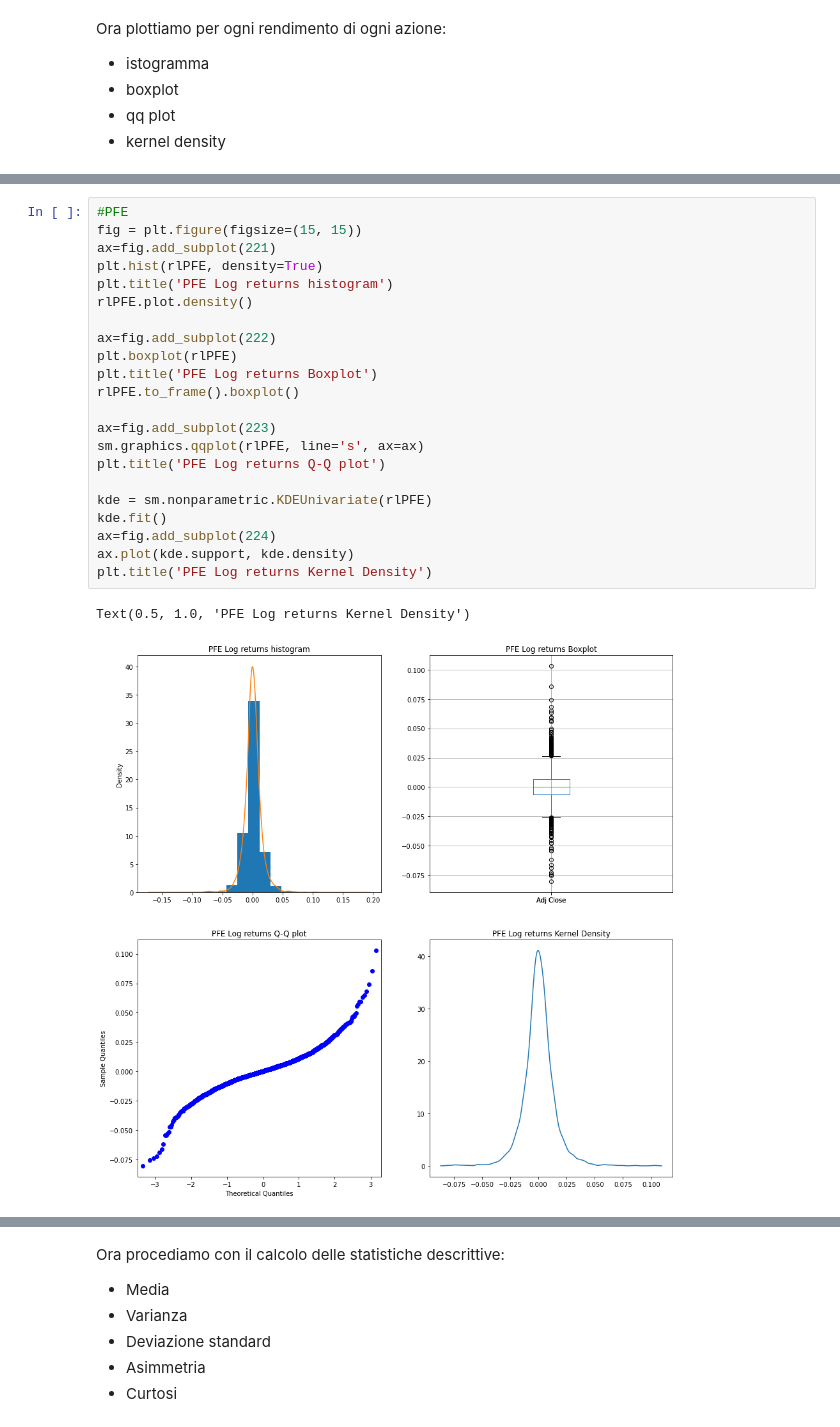
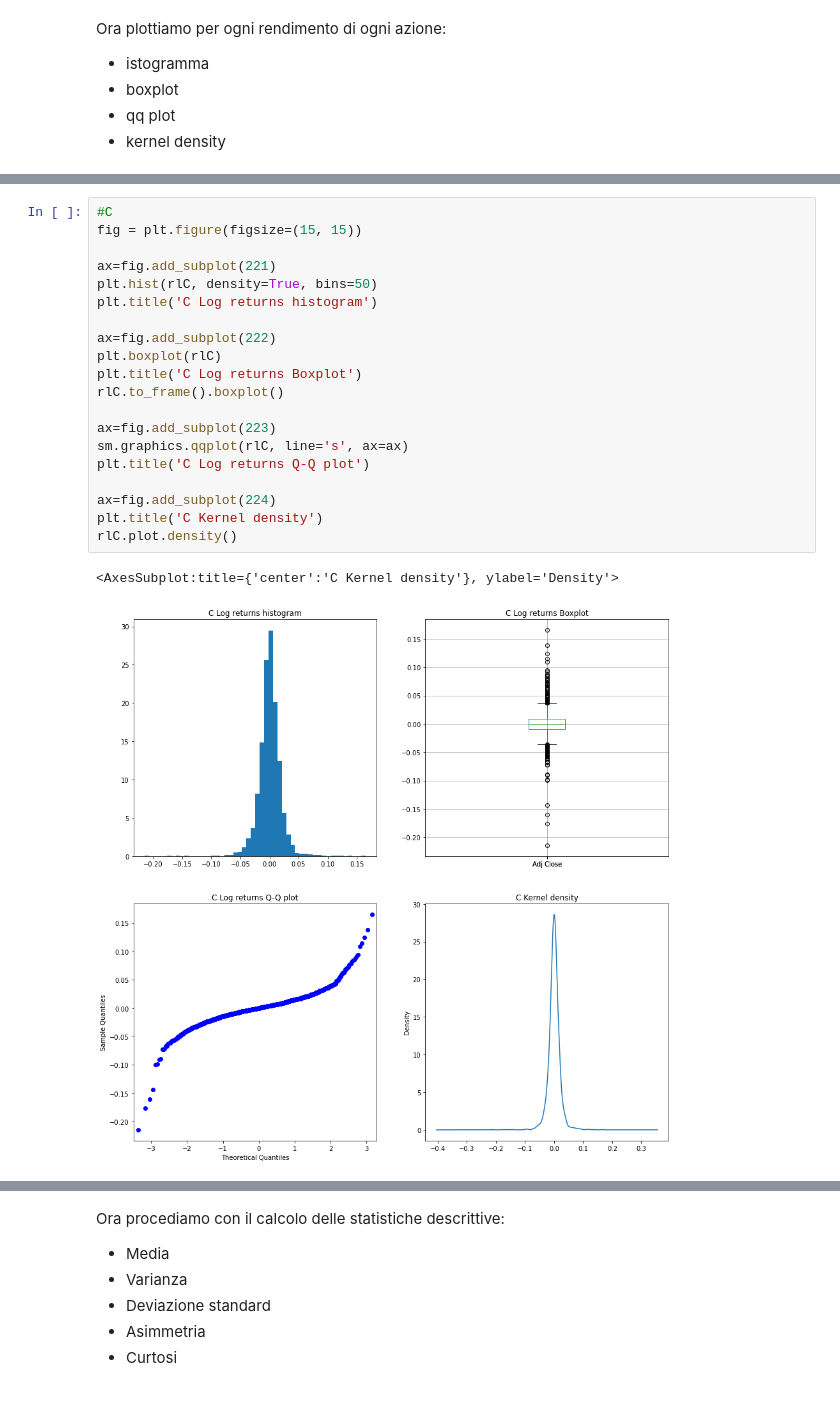
Before and after one commit to michelebanfi/business-intelligence, a Jupyter notebook: BanfiMichele869294.ipynb, the cells around one changed output, grey strips where cells are left out. Drawn from its saved outputs; the diff is of its cells as text.

```diff
--- a/BanfiMichele869294.ipynb
+++ b/BanfiMichele869294.ipynb
@@ -378,26 +377,24 @@ Text(0.5, 1.0, 'JNJ Log returns Kernel Density')
 # %%
-#PFE
+#C
 fig = plt.figure(figsize=(15, 15))
+
 ax=fig.add_subplot(221)
-plt.hist(rlPFE, density=True)
-plt.title('PFE Log returns histogram')
-rlPFE.plot.density()
+plt.hist(rlC, density=True, bins=50)
+plt.title('C Log returns histogram')
 
 ax=fig.add_subplot(222)
-plt.boxplot(rlPFE)
-plt.title('PFE Log returns Boxplot')
-rlPFE.to_frame().boxplot()
+plt.boxplot(rlC)
+plt.title('C Log returns Boxplot')
+rlC.to_frame().boxplot()
 
 ax=fig.add_subplot(223)
-sm.graphics.qqplot(rlPFE, line='s', ax=ax)
-plt.title('PFE Log returns Q-Q plot')
+sm.graphics.qqplot(rlC, line='s', ax=ax)
+plt.title('C Log returns Q-Q plot')
 
-kde = sm.nonparametric.KDEUnivariate(rlPFE)
-kde.fit()
 ax=fig.add_subplot(224)
-ax.plot(kde.support, kde.density)
-plt.title('PFE Log returns Kernel Density')
+plt.title('C Kernel density')
+rlC.plot.density()
 # %% [output]
-Text(0.5, 1.0, 'PFE Log returns Kernel Density')
+<AxesSubplot:title={'center':'C Kernel density'}, ylabel='Density'>
-[figure, old version]
+[figure, new version]
 # %%
```
Also changed, not shown: parts of 24 cells of this notebook, 11 other files.
